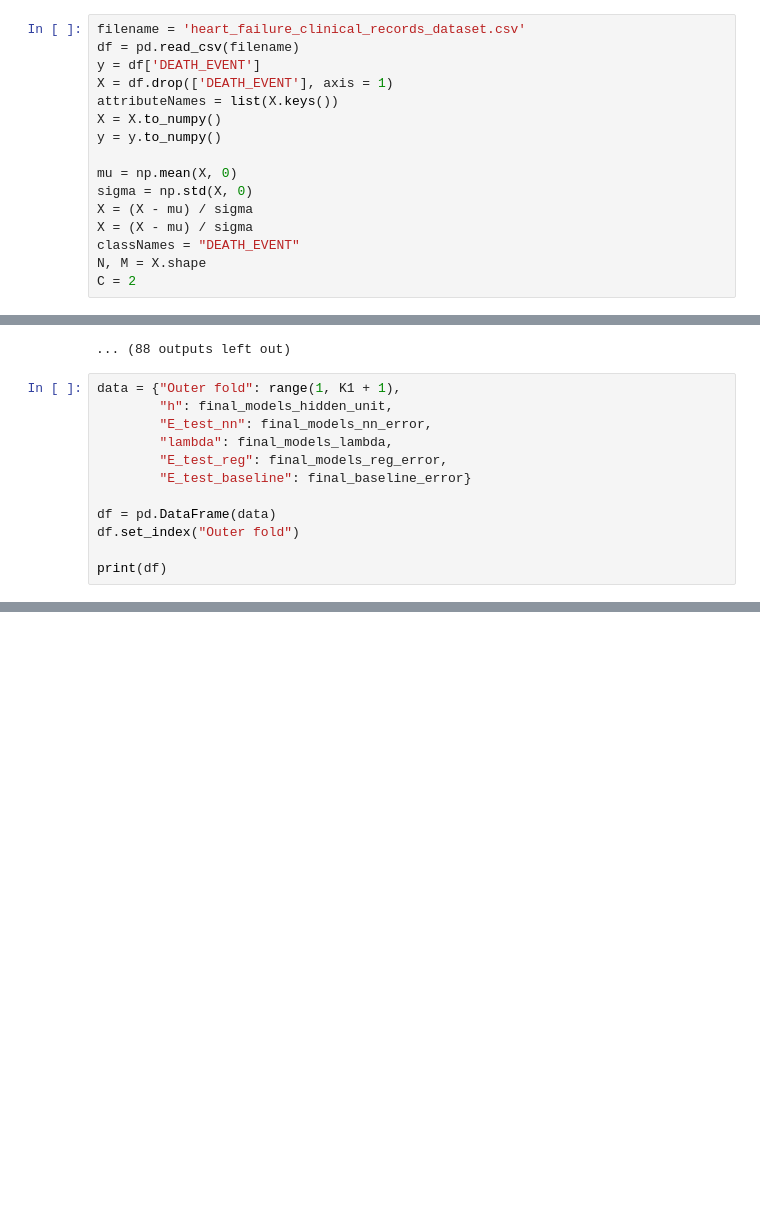
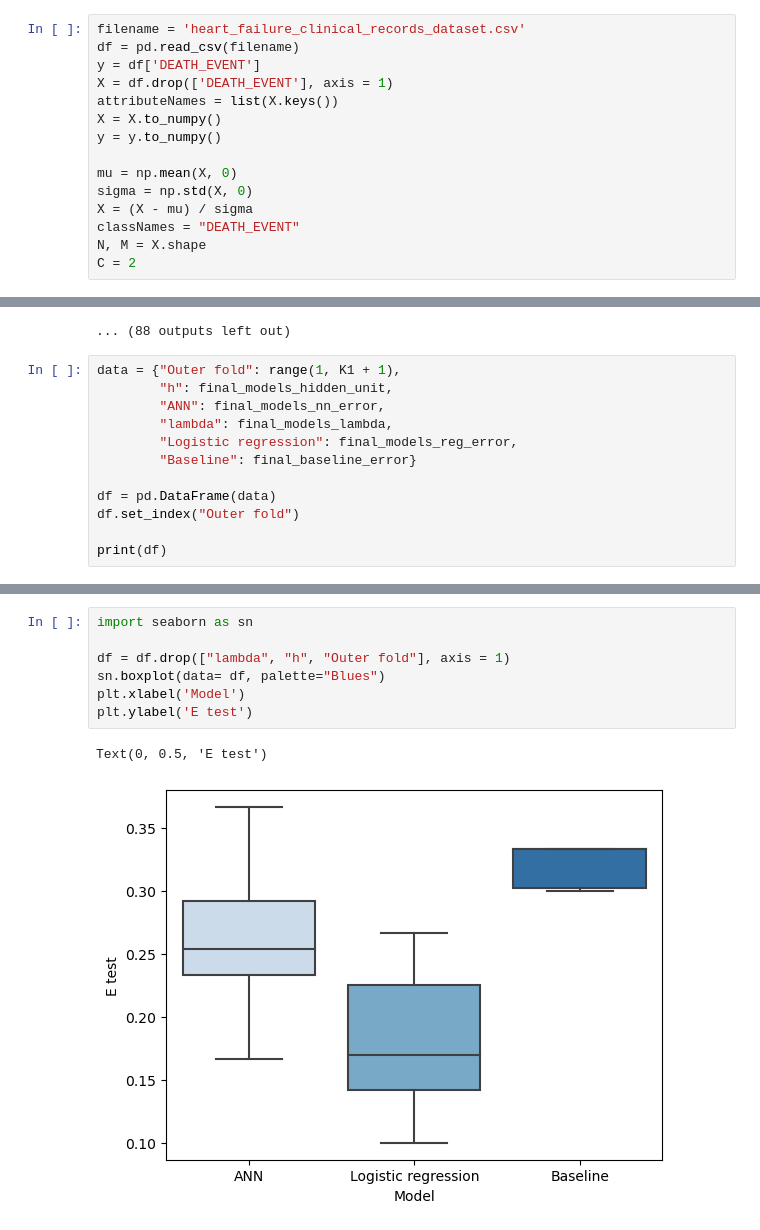
Before and after one commit to Erik100001000000/code, a Jupyter notebook: Classification.ipynb, the cells around one changed output, grey strips where cells are left out. Saved outputs shown, nothing was run; the diff lists cells and outputs as text; blank space fills up the shorter version.

```diff
--- a/Classification.ipynb
+++ b/Classification.ipynb
@@ -26,7 +26,6 @@ y = y.to_numpy()
 mu = np.mean(X, 0)
 sigma = np.std(X, 0)
 X = (X - mu) / sigma
-X = (X - mu) / sigma
 classNames = "DEATH_EVENT"
 N, M = X.shape
 C = 2
@@ -250,10 +249,10 @@ Crossvalidation inner fold: 2/10
 # %%
 data = {"Outer fold": range(1, K1 + 1),
         "h": final_models_hidden_unit,
-        "E_test_nn": final_models_nn_error,
+        "ANN": final_models_nn_error,
         "lambda": final_models_lambda,
-        "E_test_reg": final_models_reg_error,
-        "E_test_baseline": final_baseline_error}
+        "Logistic regression": final_models_reg_error,
+        "Baseline": final_baseline_error}
 
 df = pd.DataFrame(data)
 df.set_index("Outer fold")
@@ -311,0 +311,10 @@ theta = theta_Logistic_pred-theta_Network_pred point estimate 0.1204013377926421
+# %%
+import seaborn as sn
+
+df = df.drop(["lambda", "h", "Outer fold"], axis = 1)
+sn.boxplot(data= df, palette="Blues")
+plt.xlabel('Model')
+plt.ylabel('E test')
+# %% [output]
+Text(0, 0.5, 'E test')
+[figure, added]
```
Also changed, not shown: parts of 2 cells of this notebook, 4 other files.
